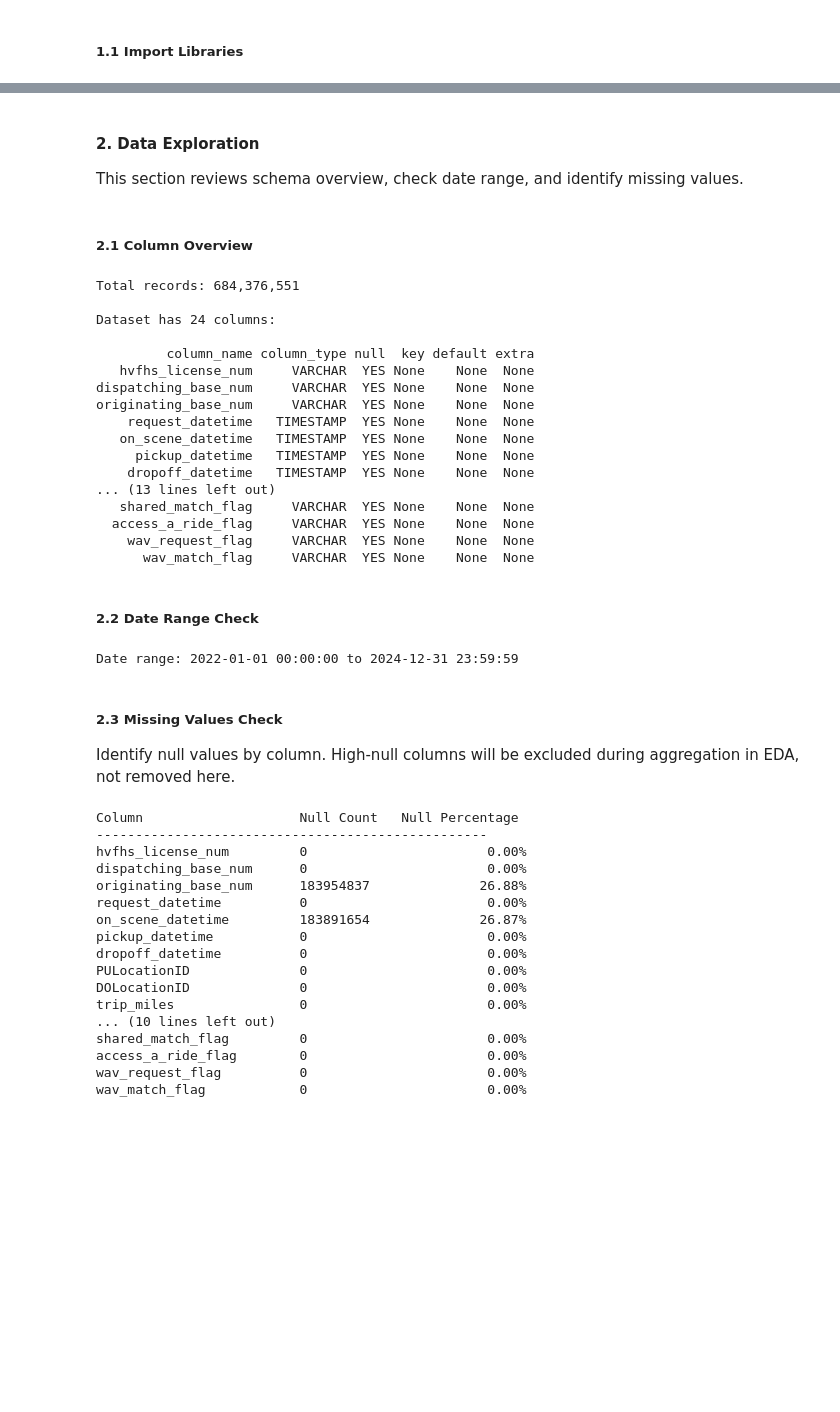
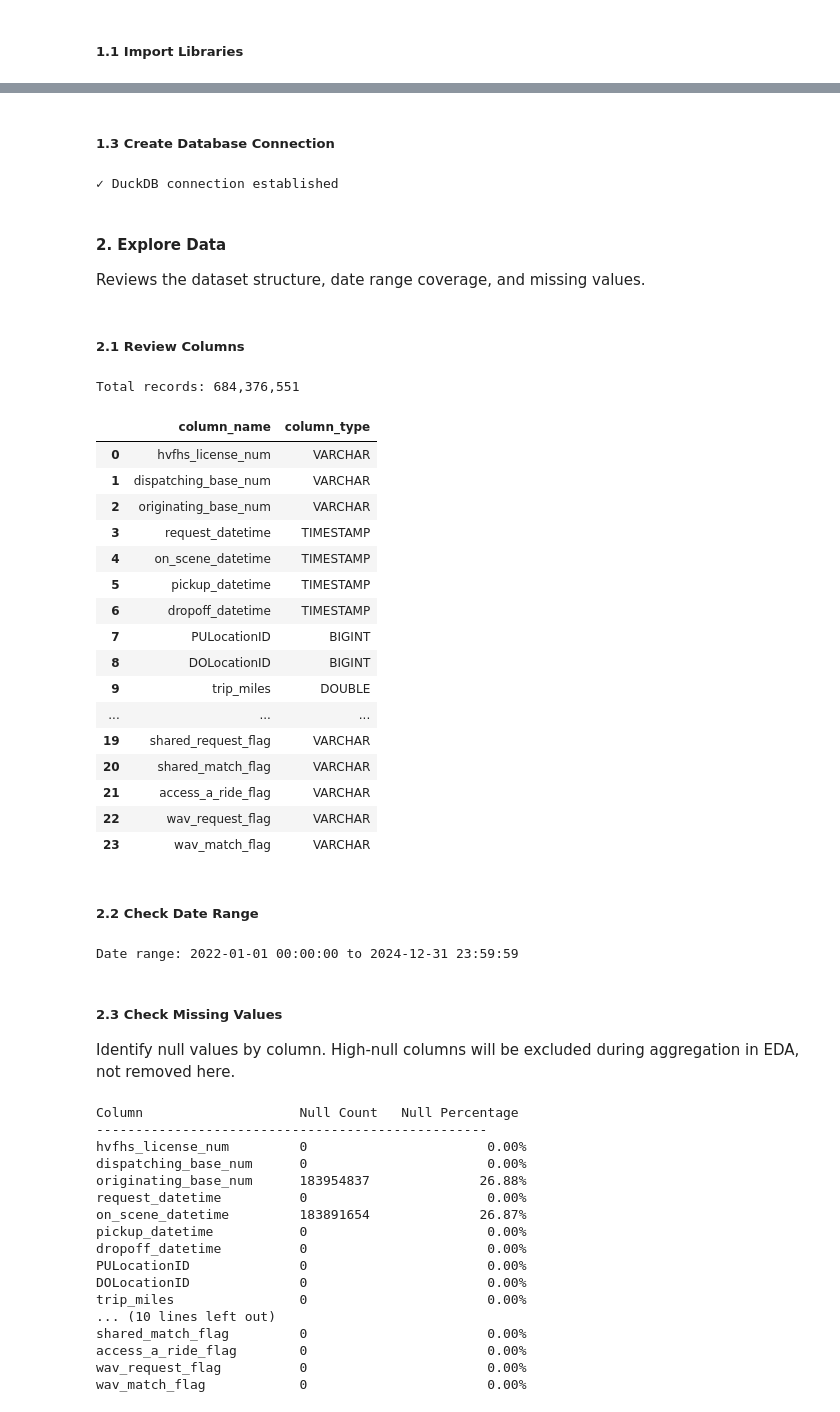
Before and after one commit to KRFlowers/nyc-fhv-rideshare-forecasting, a Jupyter notebook: notebooks/01_data_validation.ipynb, the cells around one changed output, grey strips where cells are left out. Saved outputs shown, nothing was run; the diff lists cells and outputs as text; code cells hidden in the pictures; blank space fills up the shorter version.

```diff
--- a/notebooks/01_data_validation.ipynb
+++ b/notebooks/01_data_validation.ipynb
@@ -77,40 +67,48 @@ File exists: True
+# %% [markdown]
+##### 1.3 Create Database Connection
+# %%
+# Initialize DuckDB connection with optimized settings
+con = duckdb.connect()
+con.execute("SET threads=4")
+con.execute("SET preserve_insertion_order=false")
+#con.execute("SET enable_progress_bar = true")
+#con.execute("SET progress_bar_time = 2000")
+print("✓ DuckDB connection established")
+# %% [output]
+✓ DuckDB connection established
 # %% [markdown]
-#### 2. Data Exploration
-This section reviews schema overview, check date range, and identify missing values.
+#### 2. Explore Data
+Reviews the dataset structure, date range coverage, and missing values.
 # %% [markdown]
-##### 2.1 Column Overview
+##### 2.1 Review Columns
 # %%
 # Get total record count
 total_records = con.execute(f"SELECT COUNT(*) FROM '{INPUT_FILE}'").fetchone()[0]
 print(f"Total records: {total_records:,}\n")
 
-# Review column names and data types using DESCRIBE
-schema = con.execute(f"""
-    DESCRIBE SELECT * FROM '{INPUT_FILE}'
-""").df()
-
-print(f"Dataset has {len(schema)} columns:\n")
-print(schema.to_string(index=False))
+# Review column names and data types
+con.execute(f"DESCRIBE SELECT * FROM '{INPUT_FILE}'").df()[['column_name', 'column_type']]
 # %% [output]
 Total records: 684,376,551
-
-Dataset has 24 columns:
-
-         column_name column_type null  key default extra
-   hvfhs_license_num     VARCHAR  YES None    None  None
-dispatching_base_num     VARCHAR  YES None    None  None
-originating_base_num     VARCHAR  YES None    None  None
-    request_datetime   TIMESTAMP  YES None    None  None
-   on_scene_datetime   TIMESTAMP  YES None    None  None
-     pickup_datetime   TIMESTAMP  YES None    None  None
-    dropoff_datetime   TIMESTAMP  YES None    None  None
-... (13 lines left out)
-   shared_match_flag     VARCHAR  YES None    None  None
-  access_a_ride_flag     VARCHAR  YES None    None  None
-    wav_request_flag     VARCHAR  YES None    None  None
-      wav_match_flag     VARCHAR  YES None    None  None
+|  | column_name | column_type |
+| 0 | hvfhs_license_num | VARCHAR |
+| 1 | dispatching_base_num | VARCHAR |
+| 2 | originating_base_num | VARCHAR |
+| 3 | request_datetime | TIMESTAMP |
+| 4 | on_scene_datetime | TIMESTAMP |
+| 5 | pickup_datetime | TIMESTAMP |
+| 6 | dropoff_datetime | TIMESTAMP |
+| 7 | PULocationID | BIGINT |
+| 8 | DOLocationID | BIGINT |
+| 9 | trip_miles | DOUBLE |
+| ... | ... | ... |
+| 19 | shared_request_flag | VARCHAR |
+| 20 | shared_match_flag | VARCHAR |
+| 21 | access_a_ride_flag | VARCHAR |
+| 22 | wav_request_flag | VARCHAR |
+| 23 | wav_match_flag | VARCHAR |
 # %% [markdown]
-##### 2.2 Date Range Check
+##### 2.2 Check Date Range
 # %%
 # Check date range of pickup_datetime to verify coverage period
 date_range = con.execute(f"""
@@ -124,6 +122,6 @@ print(f"Date range: {date_range['earliest'].iloc[0]} to {date_range['latest'].il
 # %% [output]
 Date range: 2022-01-01 00:00:00 to 2024-12-31 23:59:59
 # %% [markdown]
-##### 2.3 Missing Values Check
+##### 2.3 Check Missing Values
 Identify null values by column. High-null columns will be excluded during aggregation in EDA, not removed here.
 # %%
```
Also changed, not shown: parts of 38 cells of this notebook, 3 other files.
